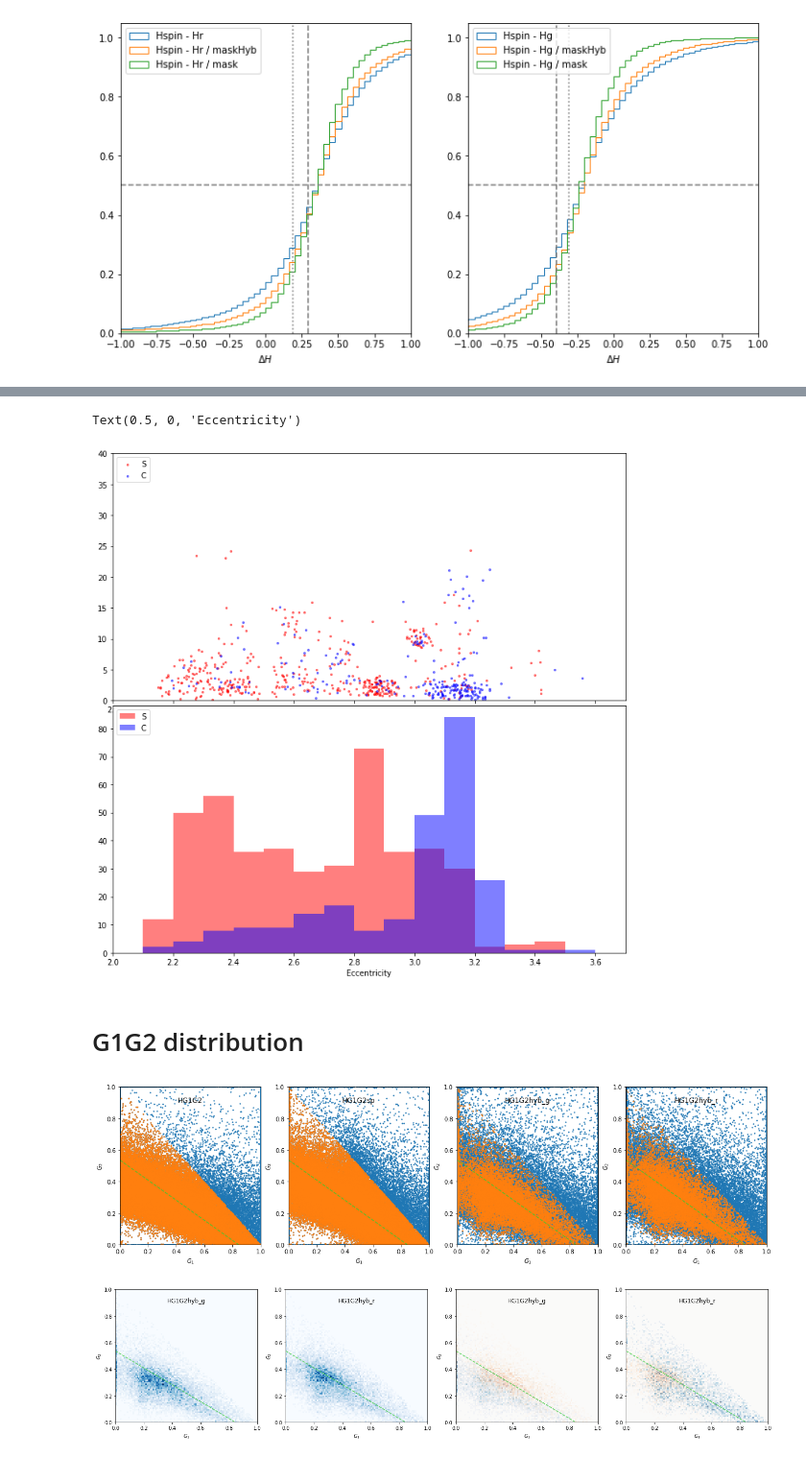
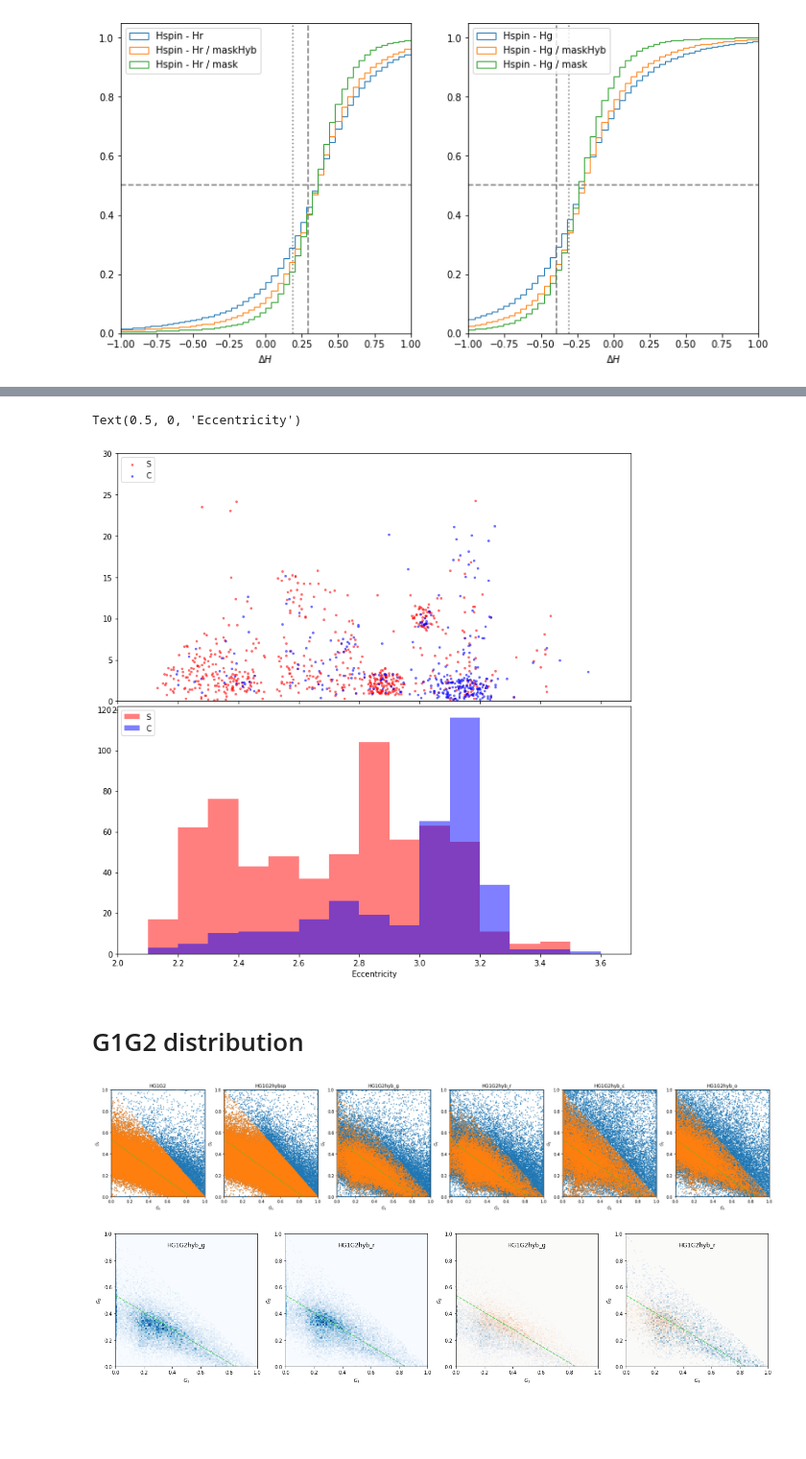
Before and after one commit to astrolabsoftware/fink-tutorials, a Jupyter notebook: sso/spins/2_compare_models.ipynb, the cells around one changed output, grey strips where cells are left out. Shown at 96% size. Saved outputs shown, nothing was run; the diff lists cells and outputs as text; code cells hidden in the pictures; blank space fills up the shorter version.

Commit message:
check results of phase

```diff
--- a/sso/spins/2_compare_models.ipynb
+++ b/sso/spins/2_compare_models.ipynb
@@ -138,23 +138,28 @@ Index(['ssnamenr', 'number', 'name', 'minphase', 'maxphase', 'n_days', 'n_obs',
 # %%
 thres = 1e-3
 
+# G1 G2 parameters
 maskG1G2 = (data.HG1G2_G1>thres)  & (data.HG1G2_G2>thres) & (1-data.HG1G2_G1-data.HG1G2_G2>thres)
 maskG1G2sp = (data.HG1G2sp_G1>thres)  & (data.HG1G2sp_G2>thres) & (1-data.HG1G2sp_G1-data.HG1G2sp_G2>thres)
-maskG1G2hyb_g = (data.HG1G2hyb_G1_g>thres)  & (data.HG1G2hyb_G2_g>thres) & (1-data.HG1G2hyb_G1_g-data.HG1G2hyb_G2_g>thres)
-maskG1G2hyb_r = (data.HG1G2hyb_G1_r>thres)  & (data.HG1G2hyb_G2_r>thres) & (1-data.HG1G2hyb_G1_r-data.HG1G2hyb_G2_r>thres)
-maskG1G2hyb_o = (data.HG1G2hyb_G1_o>thres)  & (data.HG1G2hyb_G2_o>thres) & (1-data.HG1G2hyb_G1_o-data.HG1G2hyb_G2_o>thres)
-maskG1G2hyb_c = (data.HG1G2hyb_G1_c>thres)  & (data.HG1G2hyb_G2_c>thres) & (1-data.HG1G2hyb_G1_c-data.HG1G2hyb_G2_c>thres)
+maskG1G2hyb_g = (data.HG1G2hyb_G1_g>thres)  & (data.HG1G2hyb_G2_g>thres) & ((1-data.HG1G2hyb_G1_g-data.HG1G2hyb_G2_g)>thres)
+maskG1G2hyb_r = (data.HG1G2hyb_G1_r>thres)  & (data.HG1G2hyb_G2_r>thres) & ((1-data.HG1G2hyb_G1_r-data.HG1G2hyb_G2_r)>thres)
+maskG1G2hyb_o = (data.HG1G2hyb_G1_o>thres)  & (data.HG1G2hyb_G2_o>thres) & ((1-data.HG1G2hyb_G1_o-data.HG1G2hyb_G2_o)>thres)
+maskG1G2hyb_c = (data.HG1G2hyb_G1_c>thres)  & (data.HG1G2hyb_G2_c>thres) & ((1-data.HG1G2hyb_G1_c-data.HG1G2hyb_G2_c)>thres)
 maskG1G2hyb_ZTF = maskG1G2hyb_g & maskG1G2hyb_r
 maskG1G2hyb_ATLAS = maskG1G2hyb_o & maskG1G2hyb_c
 maskG1G2hyb = maskG1G2hyb_ZTF  & maskG1G2hyb_ATLAS
-
-maskPhase = data.minphase<2.5
-mask = maskG1G2 & maskG1G2sp & maskG1G2hyb #& maskPhase
 
 
 # Spin solution suspicous: RA=={0,180,360}, DEC==0
 maskSpin = (data.HG1G2hyb_RA0>thres) & ( np.abs(360-data.HG1G2hyb_RA0)>thres )  & \
            ( np.abs(data.HG1G2hyb_RA0-180)>thres) & ( np.abs(data.HG1G2hyb_DEC0)>thres )
+
+# Phase coverage
+maskPhase = data.minphase<2.5
+
+# Global mask
+# mask = maskG1G2sp & maskG1G2hyb & maskPhase
+mask = maskG1G2sp & maskG1G2hyb & maskSpin
 
 
 print(' All data       :', len(data))
@@ -654,8 +636,8 @@ alpha = 0.5
 alp = 0.5
 C = (data['ztf_complex'] == 'C')
 S = (data['ztf_complex'] == 'S')
-C = (data['ztf_complex'] == 'C')
-S = (data['ztf_complex'] == 'S')
+C = (data['atlas_complex'] == 'C') | (data['ztf_complex'] == 'C')
+S = (data['atlas_complex'] == 'S') | (data['ztf_complex'] == 'S')
 
 # a i
 ax[0].scatter( data.loc[S,'orbital_elements.semi_major_axis.value'],
@@ -679,52 +661,59 @@ for a in ax:
     a.set_xlim(r)
     a.legend(loc='upper left')
 
-ax[0].set_ylim(0,40)
+ax[0].set_ylim(0,30)
 # ax[1].set_ylim(0,0.6)
 ax[0].set_xlabel('Semi-major axis / au')
 ax[0].set_xlabel('Inclination / deg')
 ax[1].set_xlabel('Eccentricity')
 # %% [output]
 Text(0.5, 0, 'Eccentricity')
-[figure, old version]
+[figure, new version]
 # %% [markdown]
 # G1G2 distribution
 # %%
-fig, ax = plt.subplots(1, 4, figsize=(20,5))
+fig, ax = plt.subplots(1, 6, figsize=(30,5))
 
 r = [-2,2]
 b = 100
 
 
 ax[0].scatter( data.HG1G2_G1, data.HG1G2_G2, s=2 )
 ax[0].scatter( data.loc[maskG1G2,'HG1G2_G1'], data.loc[maskG1G2,'HG1G2_G2'], s=2 )
-ax[0].text( 0.5, 0.9, 'HG1G2', ha='center', fontsize='large')
+ax[0].set_title('HG1G2', ha='center', fontsize='large')
 
 ax[1].scatter( data.HG1G2sp_G1, data.HG1G2sp_G2, s=2 )
 ax[1].scatter( data.loc[maskG1G2sp,'HG1G2sp_G1'], data.loc[maskG1G2sp,'HG1G2sp_G2'], s=2 )
-ax[1].text( 0.5, 0.9, 'HG1G2sp', ha='center', fontsize='large')
+ax[1].set_title('HG1G2hybsp', ha='center', fontsize='large')
 
 ax[2].scatter( data['HG1G2hyb_G1_g'], data['HG1G2hyb_G2_g'], s=2 )
 ax[2].scatter( data.loc[maskG1G2hyb,'HG1G2hyb_G1_g'], data.loc[maskG1G2hyb,'HG1G2hyb_G2_g'], s=2 )
-ax[2].text( 0.5, 0.9, 'HG1G2hyb_g', ha='center', fontsize='large')
+ax[2].set_title('HG1G2hyb_g', ha='center', fontsize='large')
 
 ax[3].scatter( data['HG1G2hyb_G1_r'], data['HG1G2hyb_G2_r'], s=2 )
 ax[3].scatter( data.loc[maskG1G2hyb,'HG1G2hyb_G1_r'], data.loc[maskG1G2hyb,'HG1G2hyb_G2_r'], s=2 )
-ax[3].text( 0.5, 0.9, 'HG1G2hyb_r', ha='center', fontsize='large')
+ax[3].set_title('HG1G2hyb_r', ha='center', fontsize='large')
+
+ax[4].scatter( data['HG1G2hyb_G1_c'], data['HG1G2hyb_G2_c'], s=2 )
+ax[4].scatter( data.loc[maskG1G2hyb,'HG1G2hyb_G1_c'], data.loc[maskG1G2hyb,'HG1G2hyb_G2_c'], s=2 )
+ax[4].set_title('HG1G2hyb_c', ha='center', fontsize='large')
+
+ax[5].scatter( data['HG1G2hyb_G1_o'], data['HG1G2hyb_G2_o'], s=2 )
+ax[5].scatter( data.loc[maskG1G2hyb,'HG1G2hyb_G1_o'], data.loc[maskG1G2hyb,'HG1G2hyb_G2_o'], s=2 )
+ax[5].set_title('HG1G2hyb_o', ha='center', fontsize='large')
 
 
 for a in ax:
     a.set_xlabel('$G_1$')
     a.set_ylabel('$G_2$')
     a.set_xlim(0,1)
     a.set_ylim(0,1)
 
+    # G12 line
     xx = np.linspace(0,1,num=5)
-    # a.plot( xx, 1-xx, color='k' )
-
     G1, G2 = G12_to_G1G2(xx)
     a.plot(G1, G2, linestyle="--", color="limegreen", alpha=0.8)
 
 fig.savefig(f'{data_fink}/gfx_models/G1G2_models.png', facecolor='white')
 # %% [output]
-[figure, old version]
+[figure, new version]
```
Also changed, not shown: parts of 13 cells of this notebook, 5 other files.
